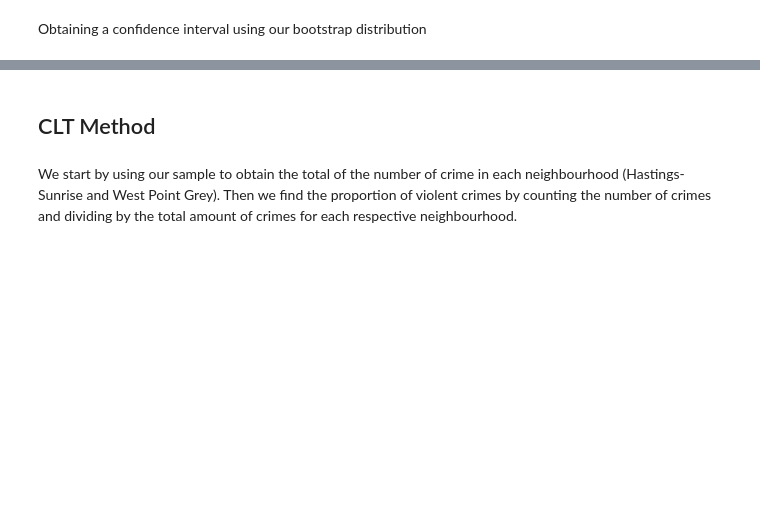
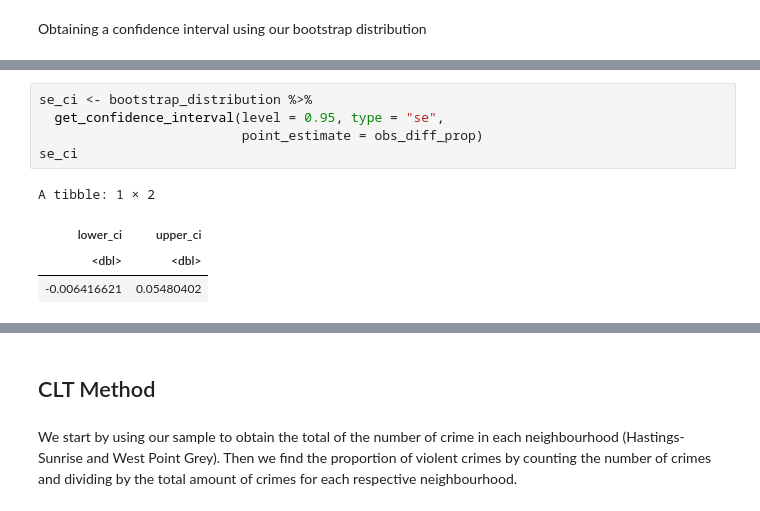
Before and after one commit to Carson-Lu/stat201project-Group27, a Jupyter notebook: proposal.ipynb, the cells around one changed output, grey strips where cells are left out. Drawn from its saved outputs; the diff is of its cells as text; blank space fills up the shorter version.

```diff
--- a/proposal.ipynb
+++ b/proposal.ipynb
@@ -363,0 +389,10 @@ ERROR: Error in get_p_value(bootstrap_distribution, level = 0.95): unused argume
+# %%
+se_ci <- bootstrap_distribution %>%
+  get_confidence_interval(level = 0.95, type = "se",
+                          point_estimate = obs_diff_prop)
+se_ci
+# %% [output]
+A tibble: 1 × 2
+| lower_ci | upper_ci |
+| <dbl> | <dbl> |
+| -0.006416621 | 0.05480402 |
```
Also changed, not shown: parts of 9 cells of this notebook.
